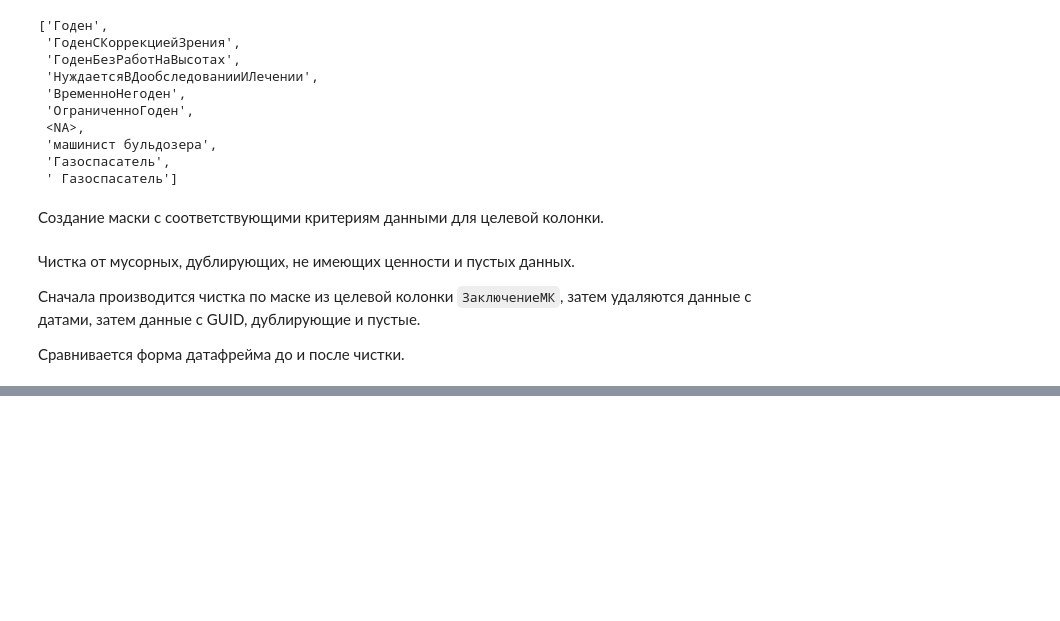
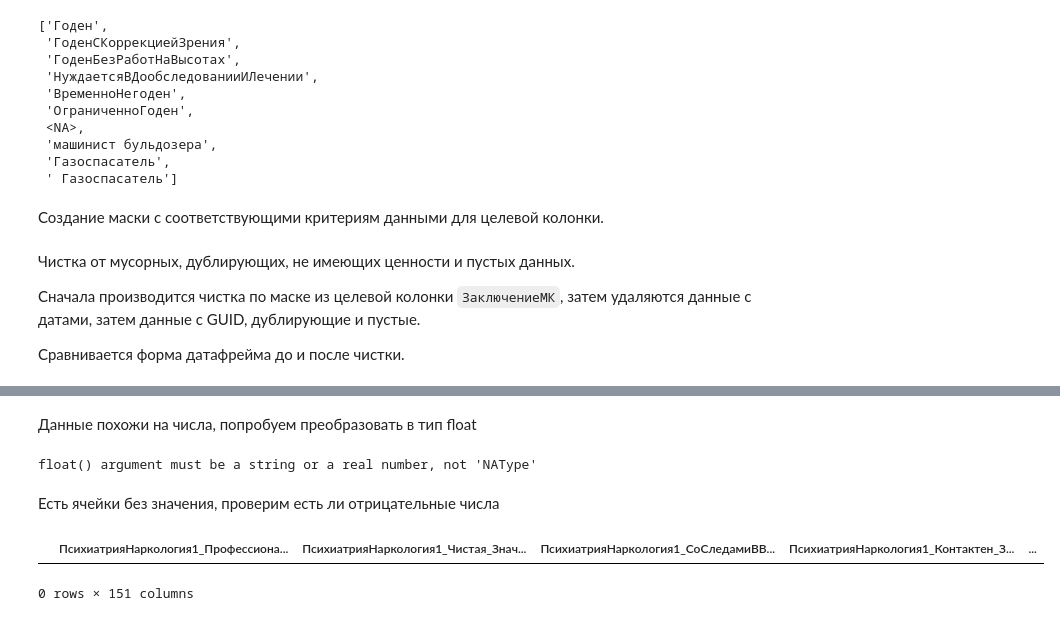
Before and after one commit to Untick/InspectrumClinic_RS_gr2, a Jupyter notebook: Yurkov Vladimir/Untitled1.ipynb, the cells around one changed output, grey strips where cells are left out. Drawn from its saved outputs; the diff is of its cells as text; code cells hidden in the pictures; blank space fills up the shorter version.

```diff
--- a/Yurkov Vladimir/Untitled1.ipynb
+++ b/Yurkov Vladimir/Untitled1.ipynb
@@ -221,0 +360,18 @@ None
+# %% [markdown]
+Данные похожи на числа, попробуем преобразовать в тип float
+# %%
+try:
+    display(df_object.astype(float))
+except Exception as e:
+    print(e)
+# %% [output]
+float() argument must be a string or a real number, not 'NAType'
+# %% [markdown]
+Есть ячейки без значения, проверим есть ли отрицательные числа
+# %%
+column_object_list = df_object.columns.values.tolist()
+filter_ = (df_object[column_object_list] < 0).any(axis=1)
+display(df_object[filter_])
+# %% [output]
+|  | ПсихиатрияНаркология1_Профессиона... | ПсихиатрияНаркология1_Чистая_Знач... | ПсихиатрияНаркология1_СоСледамиВВ... | ПсихиатрияНаркология1_Контактен_З... | ... |
+0 rows × 151 columns
```
Also changed, not shown: parts of 35 cells of this notebook.
